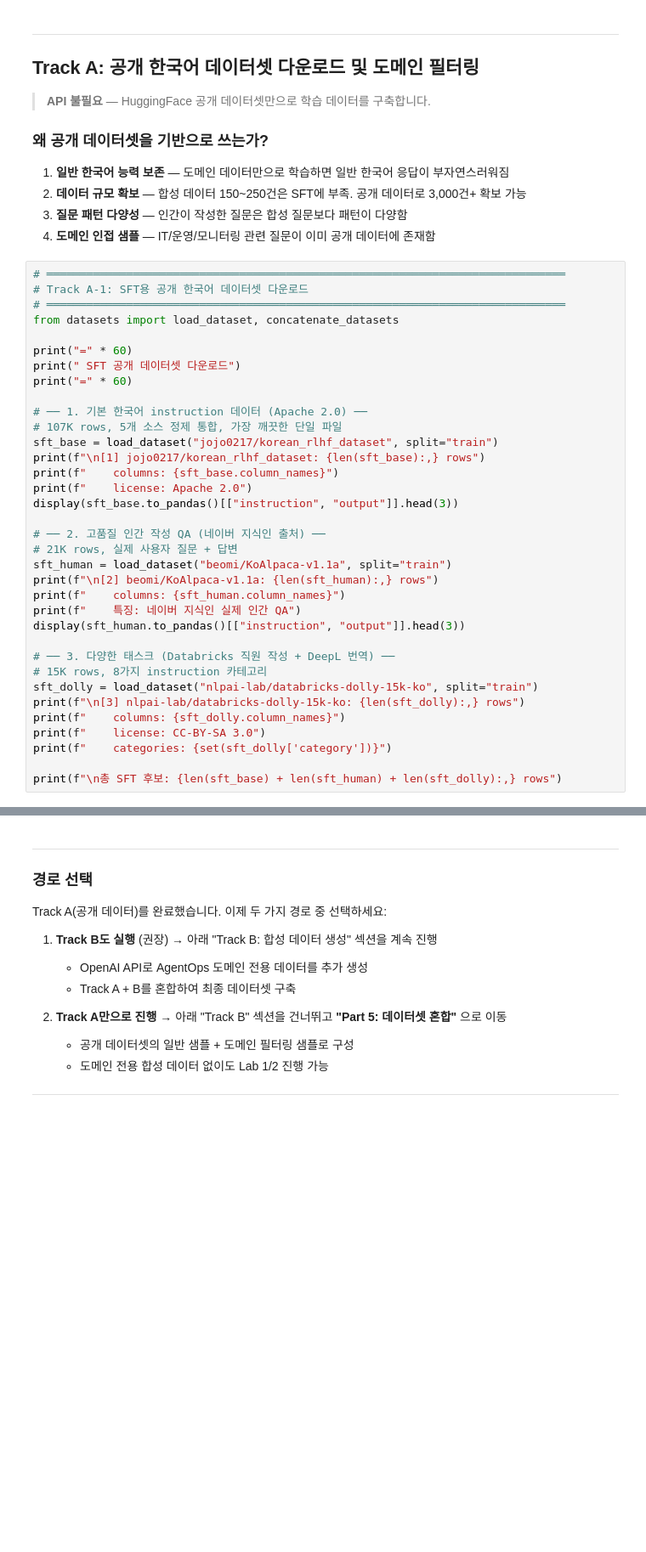
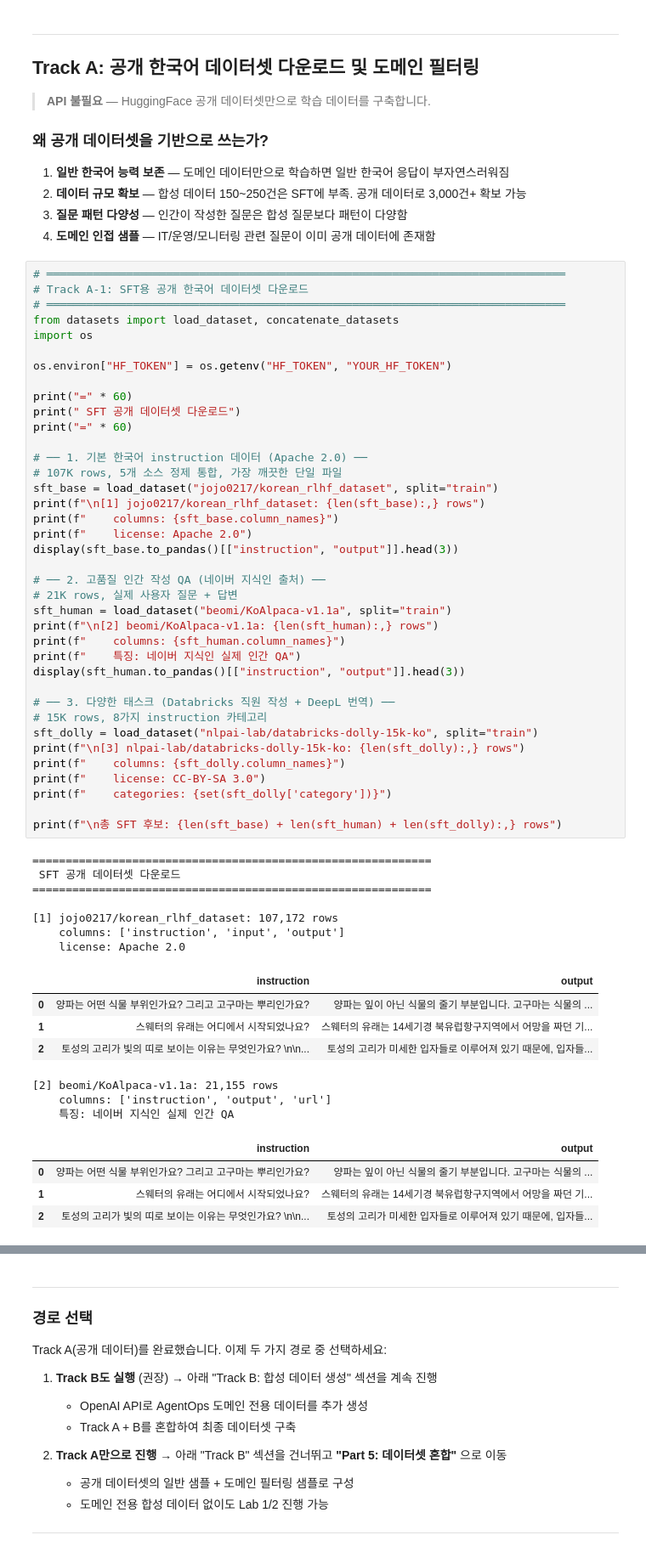
Before and after one commit to youngs75/SDS-AX-Advanced-2026-1, a Jupyter notebook: Day-06/lab0_synthetic_data.ipynb, the cells around one changed output, grey strips where cells are left out. Shown at 85% size. Saved outputs shown, nothing was run; the diff lists cells and outputs as text; blank space fills up the shorter version.

```diff
--- a/Day-06/lab0_synthetic_data.ipynb
+++ b/Day-06/lab0_synthetic_data.ipynb
@@ -122,33 +126,55 @@ print("Configuration loaded")
 # Track A-1: SFT용 공개 한국어 데이터셋 다운로드
 # ══════════════════════════════════════════════════════════════════════════════
 from datasets import load_dataset, concatenate_datasets
+import os
+
+os.environ["HF_TOKEN"] = os.getenv("HF_TOKEN", "YOUR_HF_TOKEN")
 
 print("=" * 60)
 print(" SFT 공개 데이터셋 다운로드")
 print("=" * 60)
 
 # ── 1. 기본 한국어 instruction 데이터 (Apache 2.0) ──
 # 107K rows, 5개 소스 정제 통합, 가장 깨끗한 단일 파일
 sft_base = load_dataset("jojo0217/korean_rlhf_dataset", split="train")
 print(f"\n[1] jojo0217/korean_rlhf_dataset: {len(sft_base):,} rows")
 print(f"    columns: {sft_base.column_names}")
 print(f"    license: Apache 2.0")
 display(sft_base.to_pandas()[["instruction", "output"]].head(3))
 
 # ── 2. 고품질 인간 작성 QA (네이버 지식인 출처) ──
 # 21K rows, 실제 사용자 질문 + 답변
 sft_human = load_dataset("beomi/KoAlpaca-v1.1a", split="train")
 print(f"\n[2] beomi/KoAlpaca-v1.1a: {len(sft_human):,} rows")
 print(f"    columns: {sft_human.column_names}")
 print(f"    특징: 네이버 지식인 실제 인간 QA")
 display(sft_human.to_pandas()[["instruction", "output"]].head(3))
 
 # ── 3. 다양한 태스크 (Databricks 직원 작성 + DeepL 번역) ──
 # 15K rows, 8가지 instruction 카테고리
 sft_dolly = load_dataset("nlpai-lab/databricks-dolly-15k-ko", split="train")
 print(f"\n[3] nlpai-lab/databricks-dolly-15k-ko: {len(sft_dolly):,} rows")
 print(f"    columns: {sft_dolly.column_names}")
 print(f"    license: CC-BY-SA 3.0")
 print(f"    categories: {set(sft_dolly['category'])}")
 
 print(f"\n총 SFT 후보: {len(sft_base) + len(sft_human) + len(sft_dolly):,} rows")
+# %% [output]
+============================================================
+ SFT 공개 데이터셋 다운로드
+============================================================
+
+[1] jojo0217/korean_rlhf_dataset: 107,172 rows
+    columns: ['instruction', 'input', 'output']
+    license: Apache 2.0
+|  | instruction | output |
+| 0 | 양파는 어떤 식물 부위인가요? 그리고 고구마는 뿌리인가요? | 양파는 잎이 아닌 식물의 줄기 부분입니다. 고구마는 식물의 ... |
+| 1 | 스웨터의 유래는 어디에서 시작되었나요? | 스웨터의 유래는 14세기경 북유럽항구지역에서 어망을 짜던 기... |
+| 2 | 토성의 고리가 빛의 띠로 보이는 이유는 무엇인가요? \n\n... | 토성의 고리가 미세한 입자들로 이루어져 있기 때문에, 입자들... |
+[2] beomi/KoAlpaca-v1.1a: 21,155 rows
+    columns: ['instruction', 'output', 'url']
+    특징: 네이버 지식인 실제 인간 QA
+|  | instruction | output |
+| 0 | 양파는 어떤 식물 부위인가요? 그리고 고구마는 뿌리인가요? | 양파는 잎이 아닌 식물의 줄기 부분입니다. 고구마는 식물의 ... |
+| 1 | 스웨터의 유래는 어디에서 시작되었나요? | 스웨터의 유래는 14세기경 북유럽항구지역에서 어망을 짜던 기... |
+| 2 | 토성의 고리가 빛의 띠로 보이는 이유는 무엇인가요? \n\n... | 토성의 고리가 미세한 입자들로 이루어져 있기 때문에, 입자들... |
```
Also changed, not shown: parts of 18 cells of this notebook, 7 other files.
